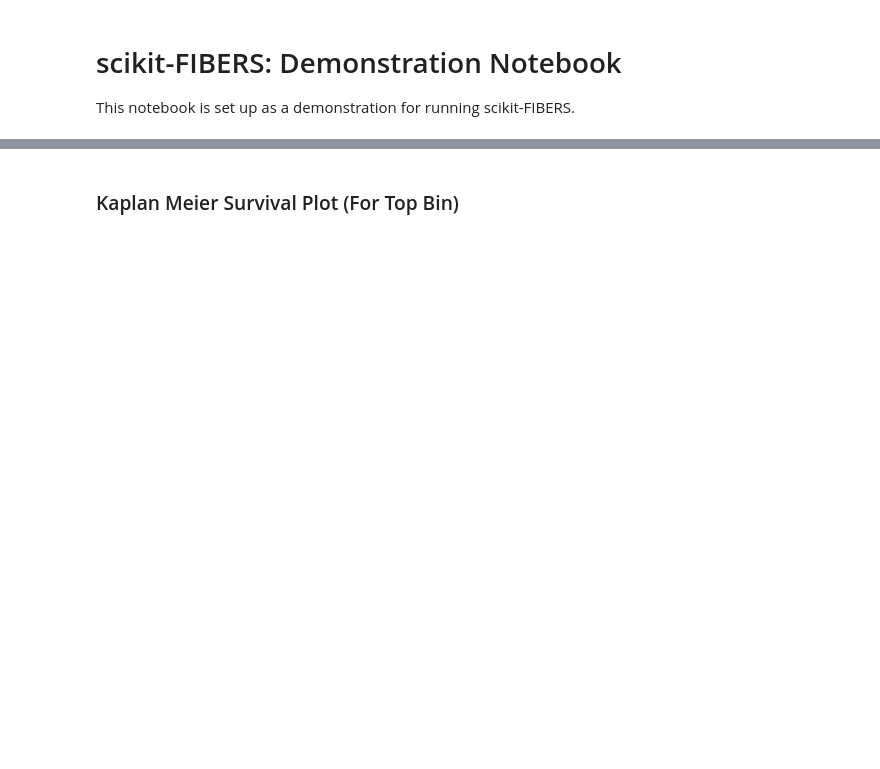
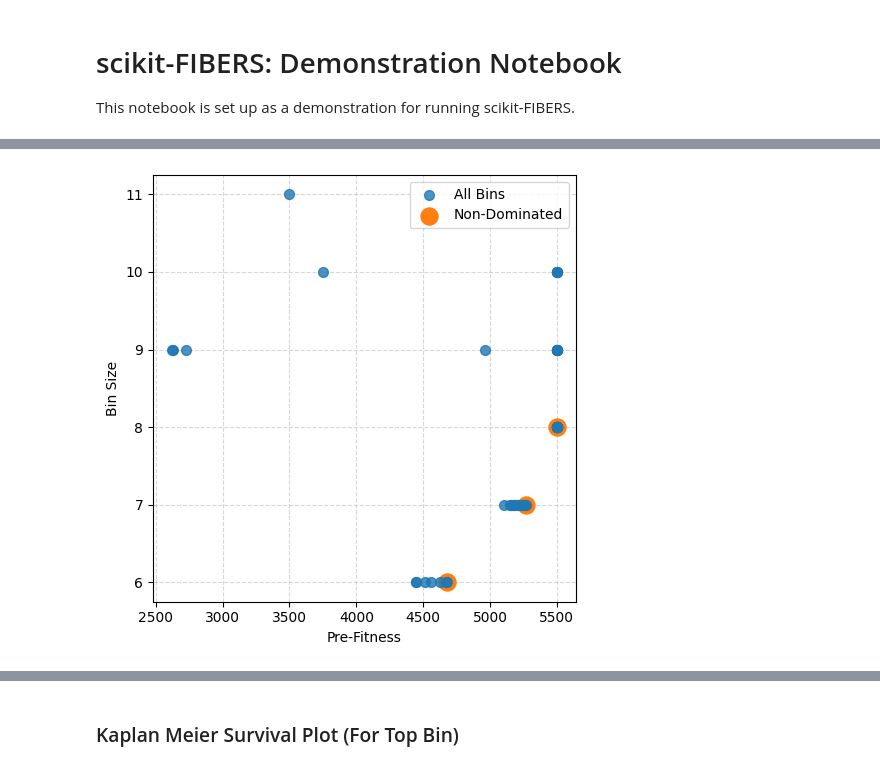
Before and after one commit to UrbsLab/scikit-FIBERS, a Jupyter notebook: FIBERS_Demo_Notebook.ipynb, the cells around one changed output, grey strips where cells are left out. Cells and saved outputs as stored; diff of their text form; code cells hidden in the pictures; blank space fills up the shorter version.

```diff
--- a/FIBERS_Demo_Notebook.ipynb
+++ b/FIBERS_Demo_Notebook.ipynb
@@ -49,0 +77,4 @@ Elapsed Time (sec):  78.44402527809143 seconds
+# %%
+fibers.get_pareto_plot(save=True,output_folder=output_folder,data_name=data_name)
+# %% [output]
+[figure, added]
```
Also changed, not shown: parts of 47 cells of this notebook, 4 other files.
